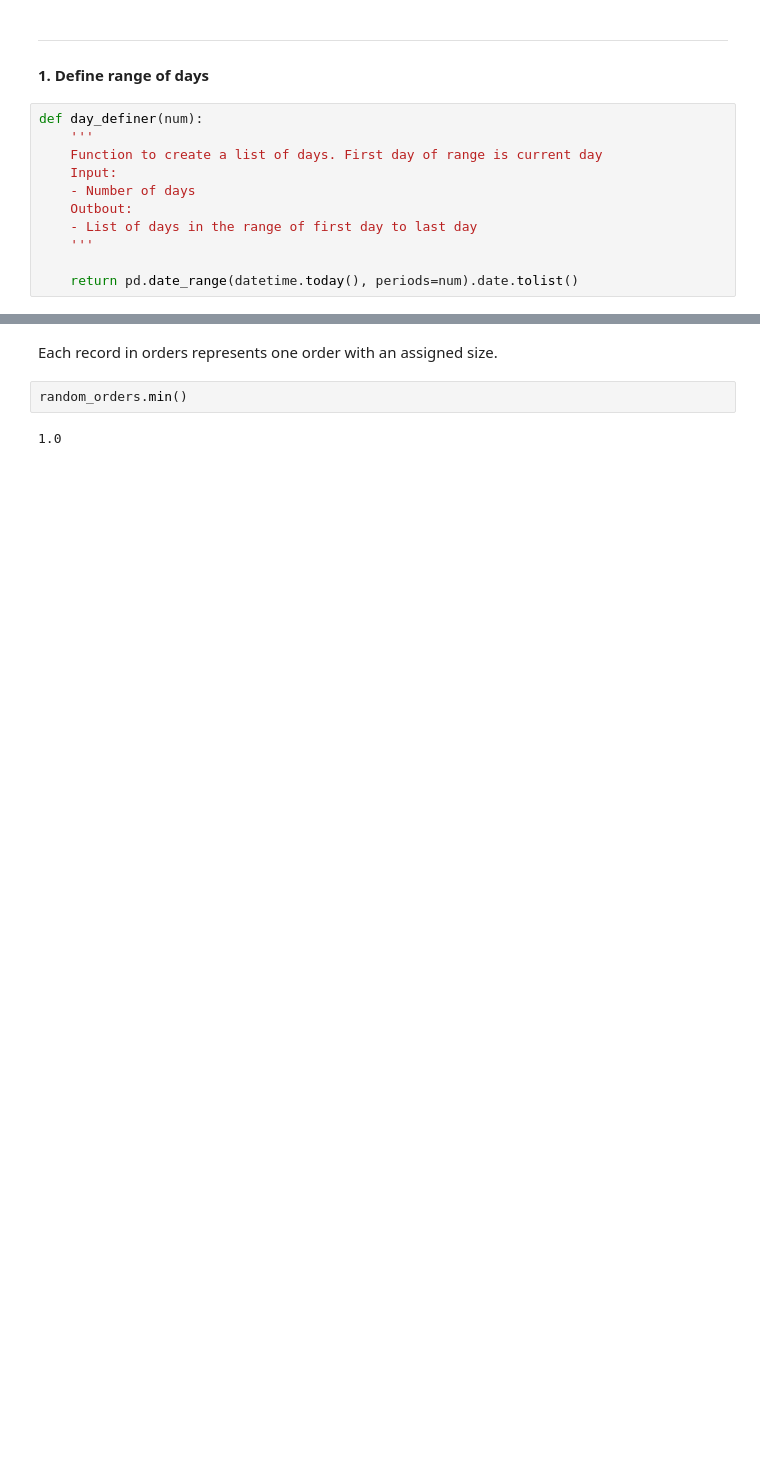
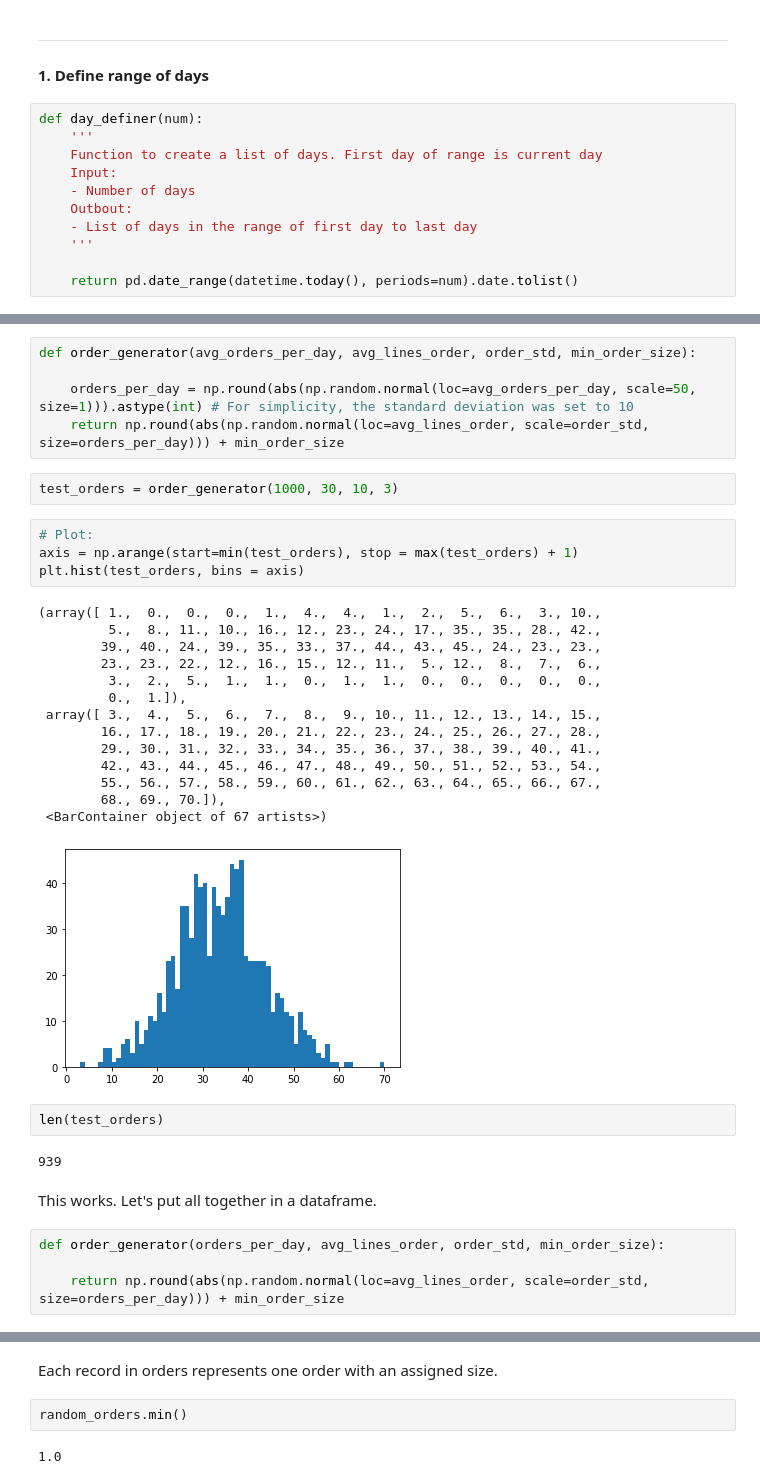
Before and after one commit to LarsTinnefeld/random-operations-generator, a Jupyter notebook: random_generators.ipynb, the cells around one changed output, grey strips where cells are left out. Saved outputs shown, nothing was run; the diff lists cells and outputs as text; blank space fills up the shorter version.

```diff
--- a/random_generators.ipynb
+++ b/random_generators.ipynb
@@ -242,3 +279,39 @@ lst_days
+# %%
+def order_generator(avg_orders_per_day, avg_lines_order, order_std, min_order_size):
+
+    orders_per_day = np.round(abs(np.random.normal(loc=avg_orders_per_day, scale=50, size=1))).astype(int) # For simplicity, the standard deviation was set to 10
+    return np.round(abs(np.random.normal(loc=avg_lines_order, scale=order_std, size=orders_per_day))) + min_order_size
+# %%
+test_orders = order_generator(1000, 30, 10, 3)
+# %%
+# Plot:
+axis = np.arange(start=min(test_orders), stop = max(test_orders) + 1)
+plt.hist(test_orders, bins = axis)
+# %% [output]
+(array([ 1.,  0.,  0.,  0.,  1.,  4.,  4.,  1.,  2.,  5.,  6.,  3., 10.,
+         5.,  8., 11., 10., 16., 12., 23., 24., 17., 35., 35., 28., 42.,
+        39., 40., 24., 39., 35., 33., 37., 44., 43., 45., 24., 23., 23.,
+        23., 23., 22., 12., 16., 15., 12., 11.,  5., 12.,  8.,  7.,  6.,
+         3.,  2.,  5.,  1.,  1.,  0.,  1.,  1.,  0.,  0.,  0.,  0.,  0.,
+         0.,  1.]),
+ array([ 3.,  4.,  5.,  6.,  7.,  8.,  9., 10., 11., 12., 13., 14., 15.,
+        16., 17., 18., 19., 20., 21., 22., 23., 24., 25., 26., 27., 28.,
+        29., 30., 31., 32., 33., 34., 35., 36., 37., 38., 39., 40., 41.,
+        42., 43., 44., 45., 46., 47., 48., 49., 50., 51., 52., 53., 54.,
+        55., 56., 57., 58., 59., 60., 61., 62., 63., 64., 65., 66., 67.,
+        68., 69., 70.]),
+ <BarContainer object of 67 artists>)
+[figure, added]
+# %%
+len(test_orders)
+# %% [output]
+939
+# %% [markdown]
+This works. Let's put all together in a dataframe.
+# %%
+def order_generator(orders_per_day, avg_lines_order, order_std, min_order_size):
+
+    return np.round(abs(np.random.normal(loc=avg_lines_order, scale=order_std, size=orders_per_day))) + min_order_size
 # %%
 # Approach to develop a skewed dataset with "skewnorm"
 n_orders = 10000
```
Also changed, not shown: parts of 15 cells of this notebook.
